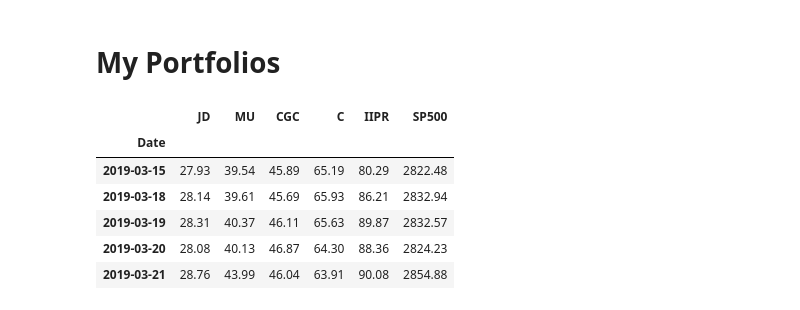
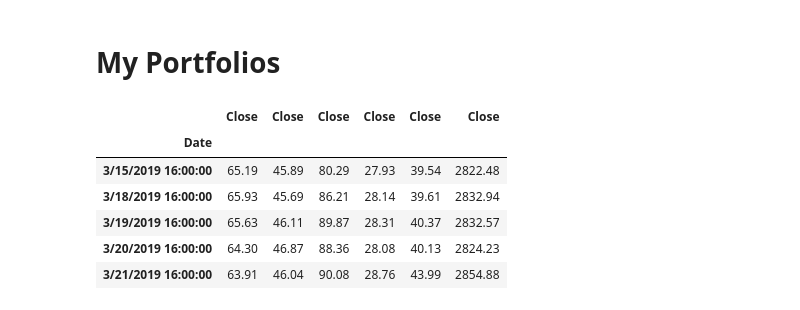
Before and after one commit to lavint/FinTech-Python, a Jupyter notebook: pandas/portfolio_analysis.ipynb, the cells around one changed output. Cells and saved outputs as stored; diff of their text form; code cells hidden in the pictures.

```diff
--- a/pandas/Starter_Code/portfolio_analysis.ipynb
+++ b/pandas/portfolio_analysis.ipynb
@@ -544,27 +535,26 @@ correlation.style.background_gradient(cmap="PuBu")
 # My Portfolios
 # %%
 # Read all my portfolios from csv files
-JD_df = pd.read_csv(Path('Resources/JD.csv'), index_col='Date', infer_datetime_format=True, parse_dates=True)
-MU_df = pd.read_csv(Path('Resources/MU.csv'), index_col='Date', infer_datetime_format=True, parse_dates=True)
-CGC_df = pd.read_csv(Path('Resources/CGC.csv'), index_col='Date', infer_datetime_format=True, parse_dates=True)
-C_df = pd.read_csv(Path('Resources/C.csv'), index_col='Date', infer_datetime_format=True, parse_dates=True)
-IIPR_df = pd.read_csv(Path('Resources/IIPR.csv'), index_col='Date', infer_datetime_format=True, parse_dates=True)
-SP500_df = pd.read_csv(Path('Resources/SP500.csv'), index_col='Date', infer_datetime_format=True, parse_dates=True)
+# JD_df = pd.read_csv(Path('Resources/JD.csv'), index_col='Date', infer_datetime_format=True, parse_dates=True)
+# MU_df = pd.read_csv(Path('Resources/MU.csv'), index_col='Date', infer_datetime_format=True, parse_dates=True)
+# CGC_df = pd.read_csv(Path('Resources/CGC.csv'), index_col='Date', infer_datetime_format=True, parse_dates=True)
+# C_df = pd.read_csv(Path('Resources/C.csv'), index_col='Date', infer_datetime_format=True, parse_dates=True)
+# IIPR_df = pd.read_csv(Path('Resources/IIPR.csv'), index_col='Date', infer_datetime_format=True, parse_dates=True)
+# SP500_df = pd.read_csv(Path('Resources/SP500.csv'), index_col='Date', infer_datetime_format=True, parse_dates=True)
 
 # Concatenate all stocks into a single DataFrame
-my_portfolio = pd.concat([JD_df, MU_df, CGC_df, C_df, IIPR_df, SP500_df], axis=1, join='inner')
+# my_portfolio = pd.concat([JD_df, MU_df, CGC_df, C_df, IIPR_df, SP500_df], axis=1, join='inner')
 
-# Rename columns
-my_portfolio.columns = ['JD', 'MU', 'CGC', 'C', 'IIPR', 'SP500']
 
-# Reset the index
-my_portfolio.index = my_portfolio.index.normalize()
+my_portfolio_path = 'Resources/my_portfolio/*.csv'
+my_portfolio = pd.concat([pd.read_csv(f, index_col='Date') for f in glob.glob(my_portfolio_path)], axis=1, join='inner')
+
 my_portfolio.head()
 # %% [output]
-|  | JD | MU | CGC | C | IIPR | SP500 |
+|  | Close | Close | Close | Close | Close | Close |
 | Date |  |  |  |  |  |  |
-| 2019-03-15 | 27.93 | 39.54 | 45.89 | 65.19 | 80.29 | 2822.48 |
-| 2019-03-18 | 28.14 | 39.61 | 45.69 | 65.93 | 86.21 | 2832.94 |
-| 2019-03-19 | 28.31 | 40.37 | 46.11 | 65.63 | 89.87 | 2832.57 |
-| 2019-03-20 | 28.08 | 40.13 | 46.87 | 64.30 | 88.36 | 2824.23 |
-| 2019-03-21 | 28.76 | 43.99 | 46.04 | 63.91 | 90.08 | 2854.88 |
+| 3/15/2019 16:00:00 | 65.19 | 45.89 | 80.29 | 27.93 | 39.54 | 2822.48 |
+| 3/18/2019 16:00:00 | 65.93 | 45.69 | 86.21 | 28.14 | 39.61 | 2832.94 |
+| 3/19/2019 16:00:00 | 65.63 | 46.11 | 89.87 | 28.31 | 40.37 | 2832.57 |
+| 3/20/2019 16:00:00 | 64.30 | 46.87 | 88.36 | 28.08 | 40.13 | 2824.23 |
+| 3/21/2019 16:00:00 | 63.91 | 46.04 | 90.08 | 28.76 | 43.99 | 2854.88 |
```
Also changed, not shown: parts of 18 cells of this notebook, 12 other files.
